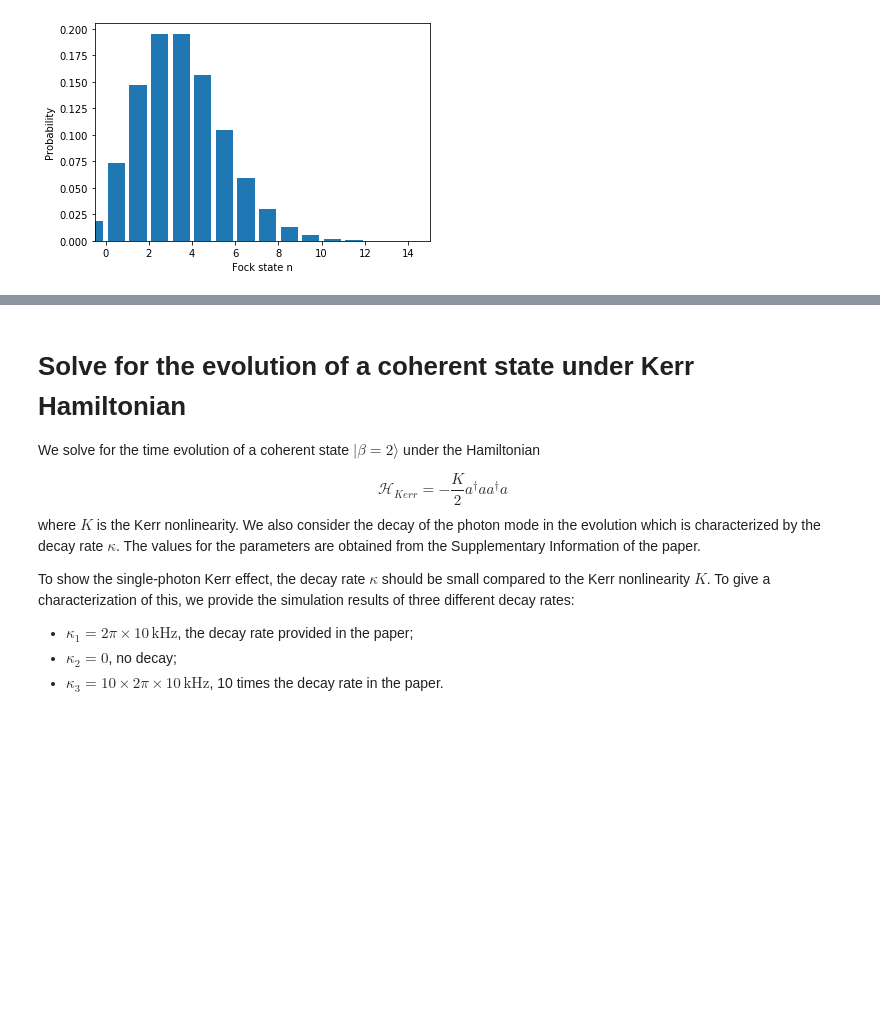
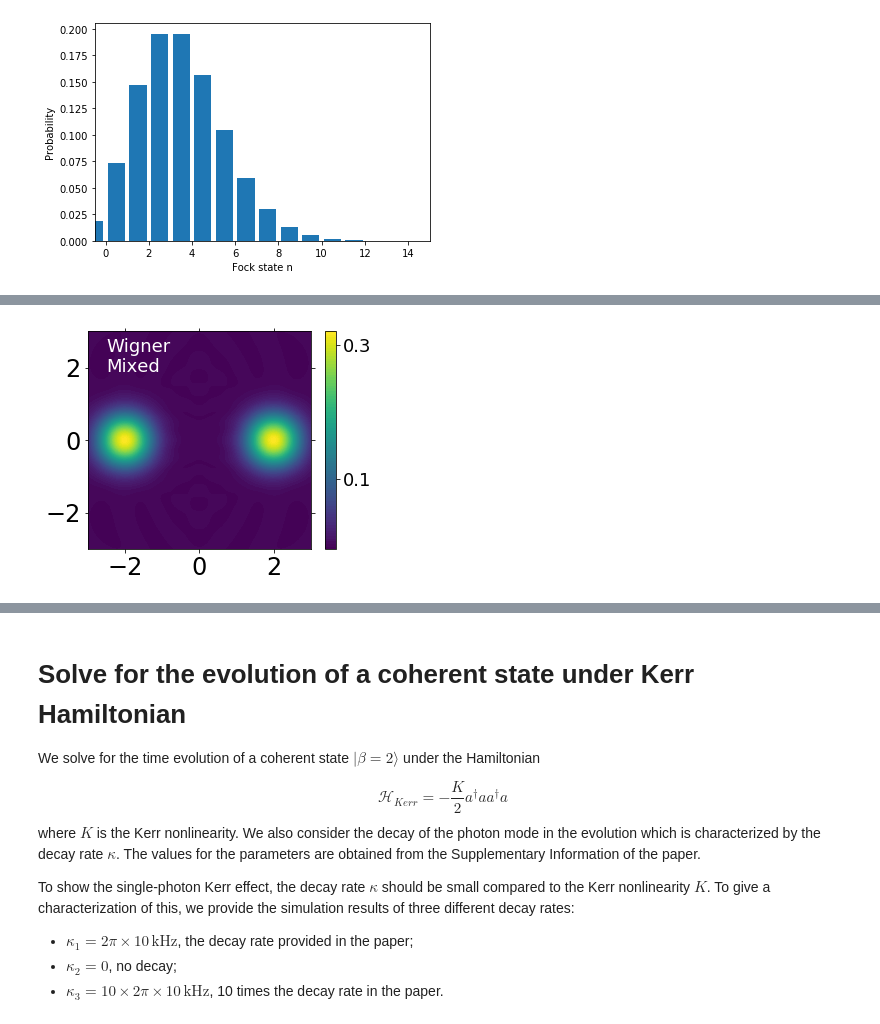
Before and after one commit to ZhiyangYuan/ELE456_simulation, a Jupyter notebook: ELE456_Kerr_simulation.ipynb, the cells around one changed output, grey strips where cells are left out. Saved outputs shown, nothing was run; the diff lists cells and outputs as text; code cells hidden in the pictures; blank space fills up the shorter version.

```diff
--- a/ELE456_Kerr_simulation.ipynb
+++ b/ELE456_Kerr_simulation.ipynb
@@ -43,0 +106,21 @@ Text(0, 0.5, 'Probability')
+# %%
+fig = plt.figure(figsize=(5, 4))
+plt.contourf(xvec, xvec, Wigner_mix, 100)
+
+# set colorbar and ticks
+cbar = plt.colorbar(ticks=[-0.5, -0.3, -0.1, 0.1, 0.3, 0.5])
+cbar.ax.tick_params(labelsize=18)
+
+# set plot tick fontsizes and positions
+ax = plt.gca()
+ax.xaxis.set_ticks_position('both')
+ax.yaxis.set_ticks_position('both')
+plt.xticks([-2,0,2], fontsize= 24)
+plt.yticks([-2,0,2], fontsize= 24)
+
+plt.text(-2.5, 2.3, 'Wigner\nMixed', horizontalalignment='left',\
+        verticalalignment='center', fontsize=18, color='white')
+
+plt.savefig('./paper_fig/W_mix.pdf', transparent=True, bbox_inches='tight')
+# %% [output]
+[figure, added]
```
Also changed, not shown: parts of 5 cells of this notebook, 6 other files.
